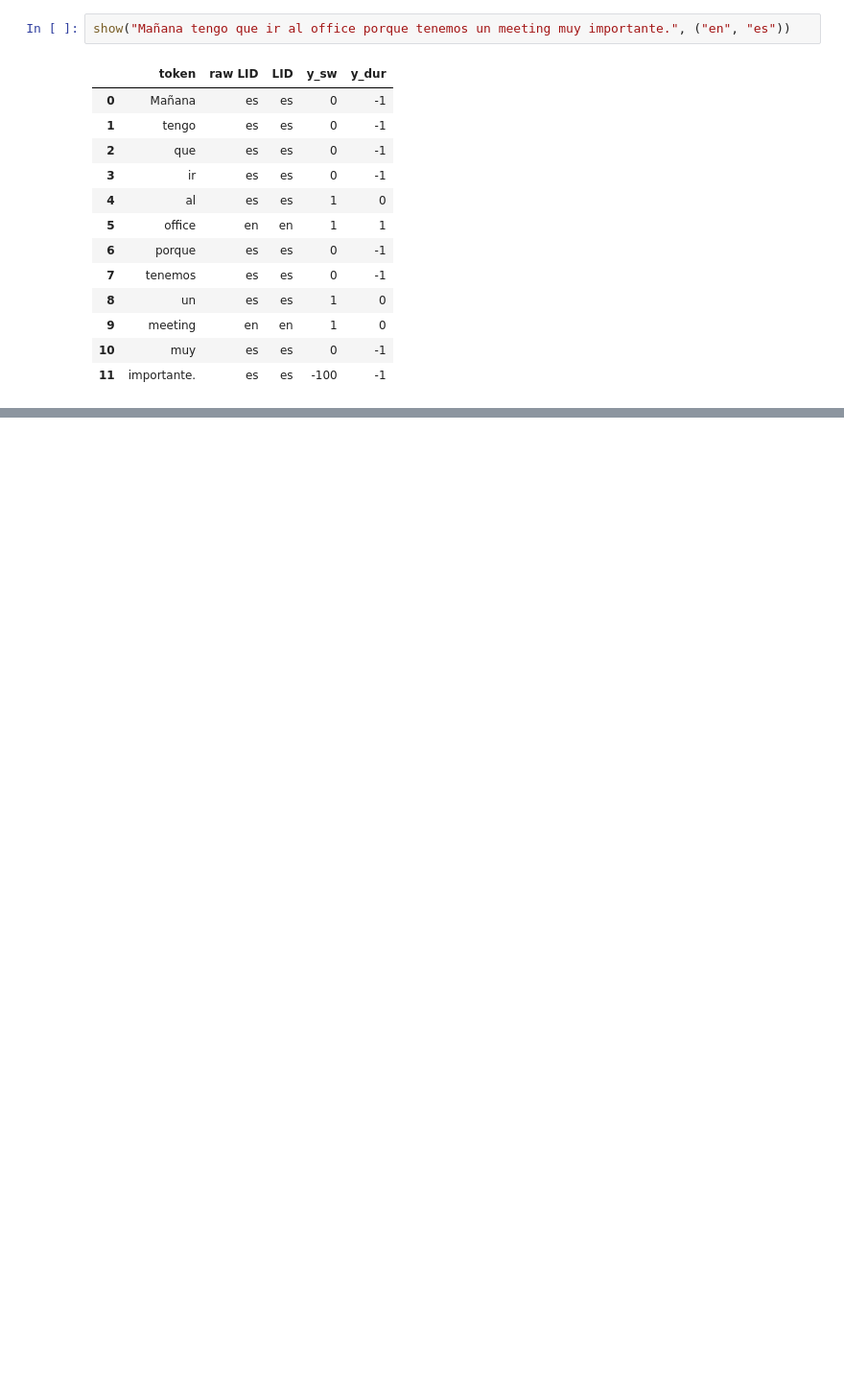
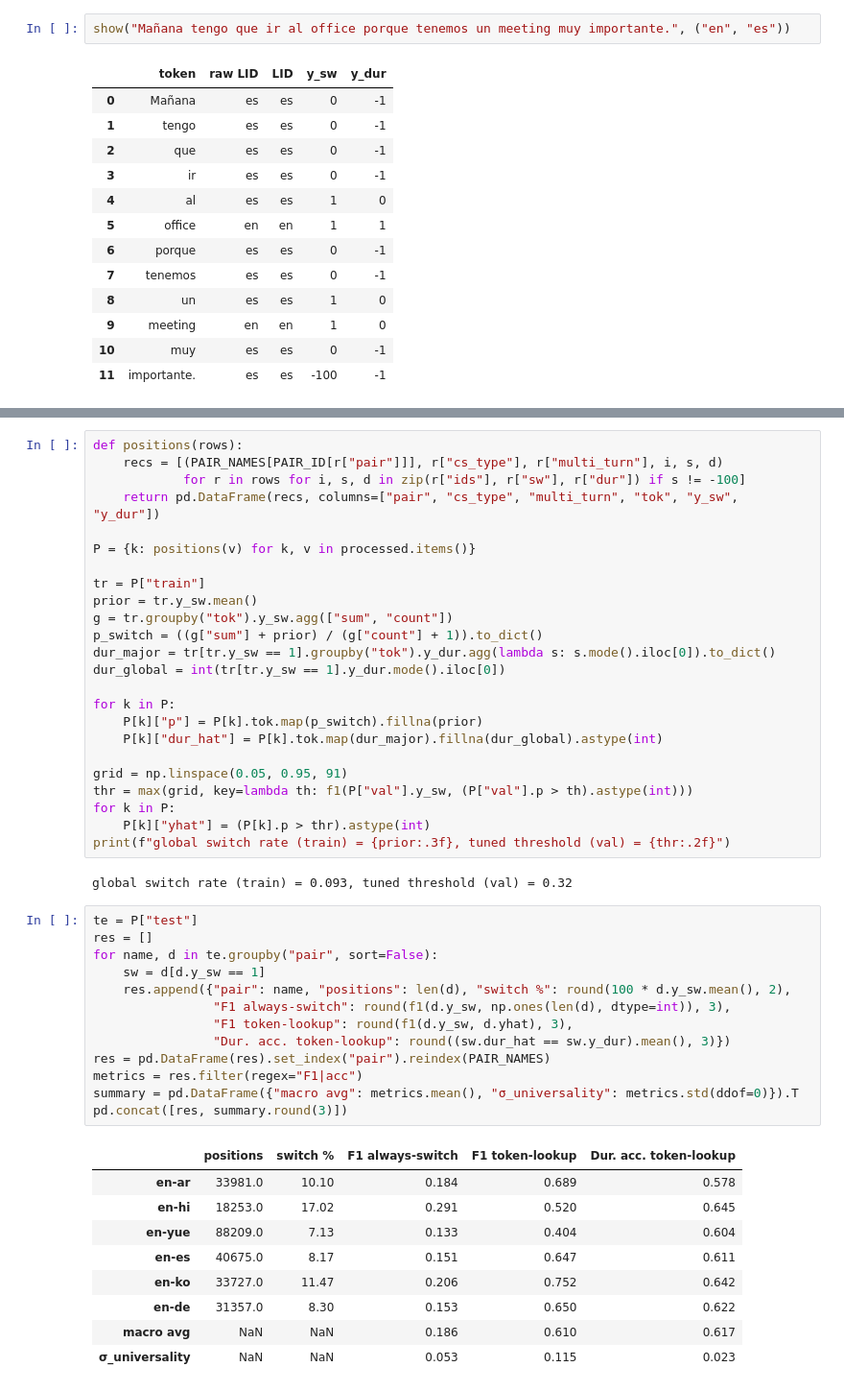
Before and after one commit to helloxujc/predictive-code-switching-team2, a Jupyter notebook: streaming_dataloader.ipynb, the cells around one changed output, grey strips where cells are left out. Shown at 96% size. Saved outputs shown, nothing was run; the diff lists cells and outputs as text; blank space fills up the shorter version.

```diff
--- a/streaming_dataloader.ipynb
+++ b/streaming_dataloader.ipynb
@@ -389,0 +654,49 @@ pd.DataFrame(rows)
+# %%
+def positions(rows):
+    recs = [(PAIR_NAMES[PAIR_ID[r["pair"]]], r["cs_type"], r["multi_turn"], i, s, d)
+            for r in rows for i, s, d in zip(r["ids"], r["sw"], r["dur"]) if s != -100]
+    return pd.DataFrame(recs, columns=["pair", "cs_type", "multi_turn", "tok", "y_sw", "y_dur"])
+
+P = {k: positions(v) for k, v in processed.items()}
+
+tr = P["train"]
+prior = tr.y_sw.mean()
+g = tr.groupby("tok").y_sw.agg(["sum", "count"])
+p_switch = ((g["sum"] + prior) / (g["count"] + 1)).to_dict()
+dur_major = tr[tr.y_sw == 1].groupby("tok").y_dur.agg(lambda s: s.mode().iloc[0]).to_dict()
+dur_global = int(tr[tr.y_sw == 1].y_dur.mode().iloc[0])
+
+for k in P:
+    P[k]["p"] = P[k].tok.map(p_switch).fillna(prior)
+    P[k]["dur_hat"] = P[k].tok.map(dur_major).fillna(dur_global).astype(int)
+
+grid = np.linspace(0.05, 0.95, 91)
+thr = max(grid, key=lambda th: f1(P["val"].y_sw, (P["val"].p > th).astype(int)))
+for k in P:
+    P[k]["yhat"] = (P[k].p > thr).astype(int)
+print(f"global switch rate (train) = {prior:.3f}, tuned threshold (val) = {thr:.2f}")
+# %% [output]
+global switch rate (train) = 0.093, tuned threshold (val) = 0.32
+# %%
+te = P["test"]
+res = []
+for name, d in te.groupby("pair", sort=False):
+    sw = d[d.y_sw == 1]
+    res.append({"pair": name, "positions": len(d), "switch %": round(100 * d.y_sw.mean(), 2),
+                "F1 always-switch": round(f1(d.y_sw, np.ones(len(d), dtype=int)), 3),
+                "F1 token-lookup": round(f1(d.y_sw, d.yhat), 3),
+                "Dur. acc. token-lookup": round((sw.dur_hat == sw.y_dur).mean(), 3)})
+res = pd.DataFrame(res).set_index("pair").reindex(PAIR_NAMES)
+metrics = res.filter(regex="F1|acc")
+summary = pd.DataFrame({"macro avg": metrics.mean(), "σ_universality": metrics.std(ddof=0)}).T
+pd.concat([res, summary.round(3)])
+# %% [output]
+|  | positions | switch % | F1 always-switch | F1 token-lookup | Dur. acc. token-lookup |
+| en-ar | 33981.0 | 10.10 | 0.184 | 0.689 | 0.578 |
+| en-hi | 18253.0 | 17.02 | 0.291 | 0.520 | 0.645 |
+| en-yue | 88209.0 | 7.13 | 0.133 | 0.404 | 0.604 |
+| en-es | 40675.0 | 8.17 | 0.151 | 0.647 | 0.611 |
+| en-ko | 33727.0 | 11.47 | 0.206 | 0.752 | 0.642 |
+| en-de | 31357.0 | 8.30 | 0.153 | 0.650 | 0.622 |
+| macro avg | NaN | NaN | 0.186 | 0.610 | 0.617 |
+| σ_universality | NaN | NaN | 0.053 | 0.115 | 0.023 |
```
Also changed, not shown: parts of 33 cells of this notebook, 2 other files.
